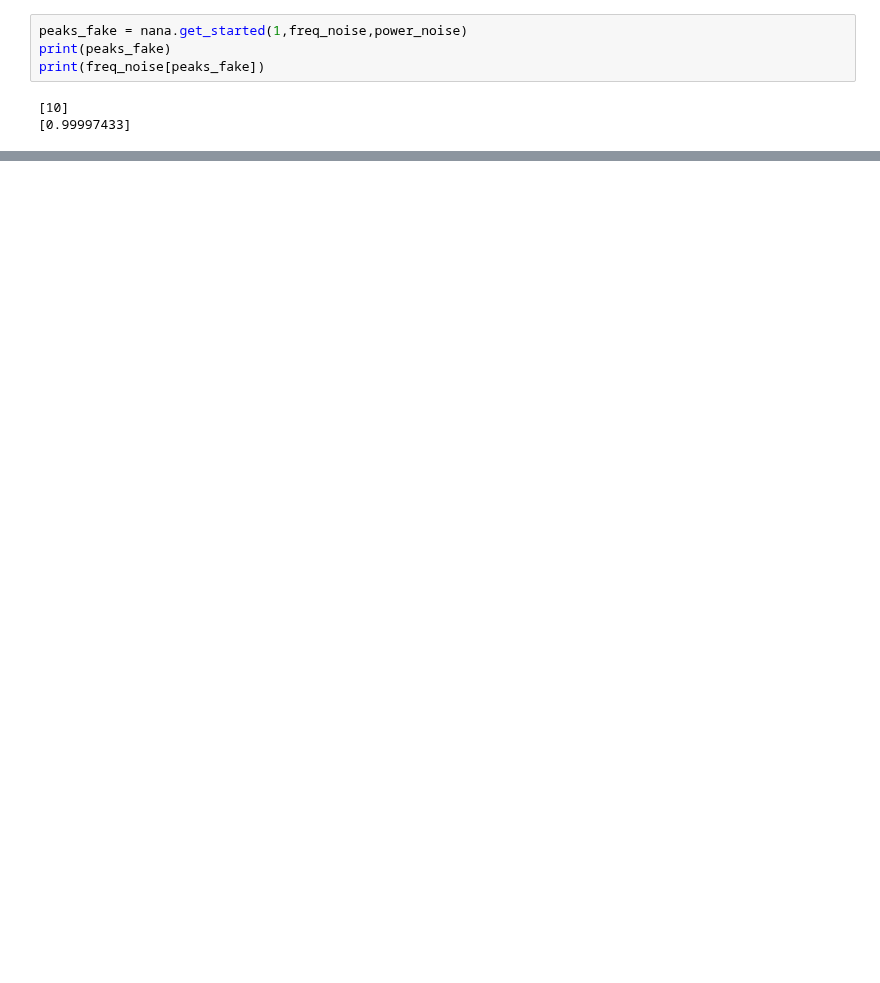
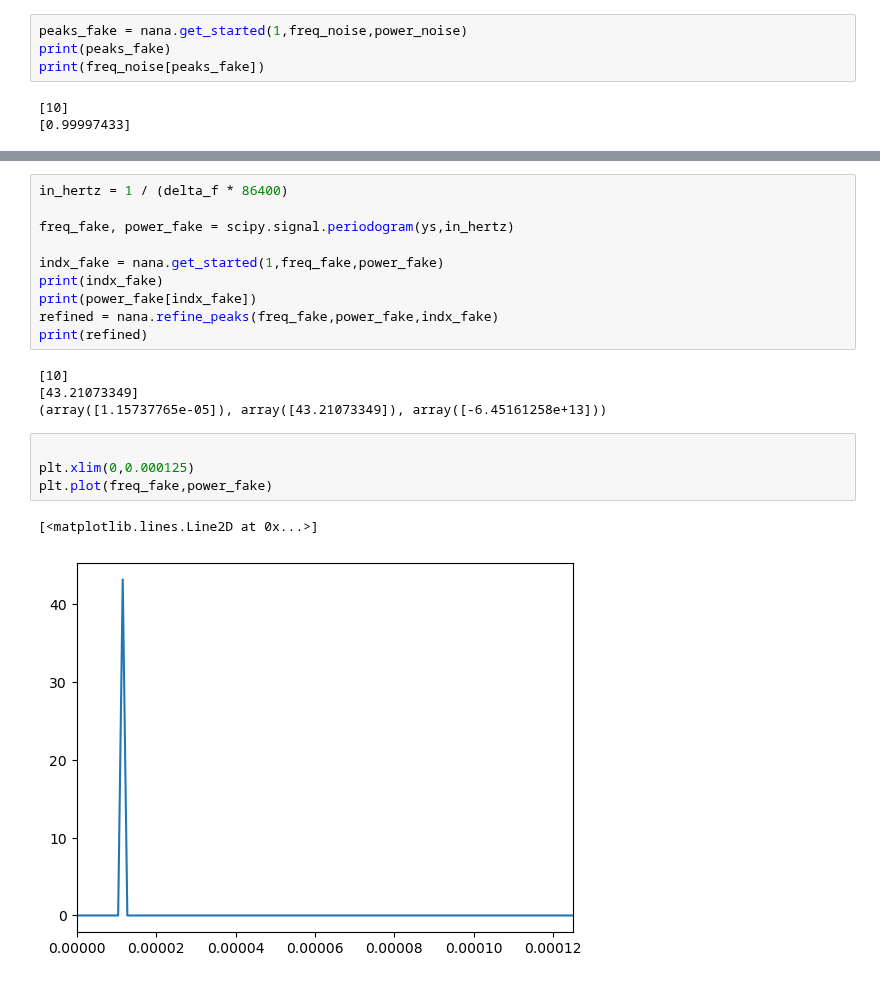
Before and after one commit to Hoggnation/cataloging_coherent_oscillators, a Jupyter notebook: threshold_function.ipynb, the cells around one changed output, grey strips where cells are left out. Saved outputs shown, nothing was run; the diff lists cells and outputs as text; blank space fills up the shorter version.

```diff
--- a/threshold_function.ipynb
+++ b/threshold_function.ipynb
@@ -467,0 +491,21 @@ plt.plot(freq_noise,power_noise)
+# %%
+in_hertz = 1 / (delta_f * 86400)
+
+freq_fake, power_fake = scipy.signal.periodogram(ys,in_hertz)
+
+indx_fake = nana.get_started(1,freq_fake,power_fake)
+print(indx_fake)
+print(power_fake[indx_fake])
+refined = nana.refine_peaks(freq_fake,power_fake,indx_fake)
+print(refined)
+# %% [output]
+[10]
+[43.21073349]
+(array([1.15737765e-05]), array([43.21073349]), array([-6.45161258e+13]))
+# %%
+
+plt.xlim(0,0.000125)
+plt.plot(freq_fake,power_fake)
+# %% [output]
+[<matplotlib.lines.Line2D at 0x...>]
+[figure, added]
```
Also changed, not shown: parts of 19 cells of this notebook.
